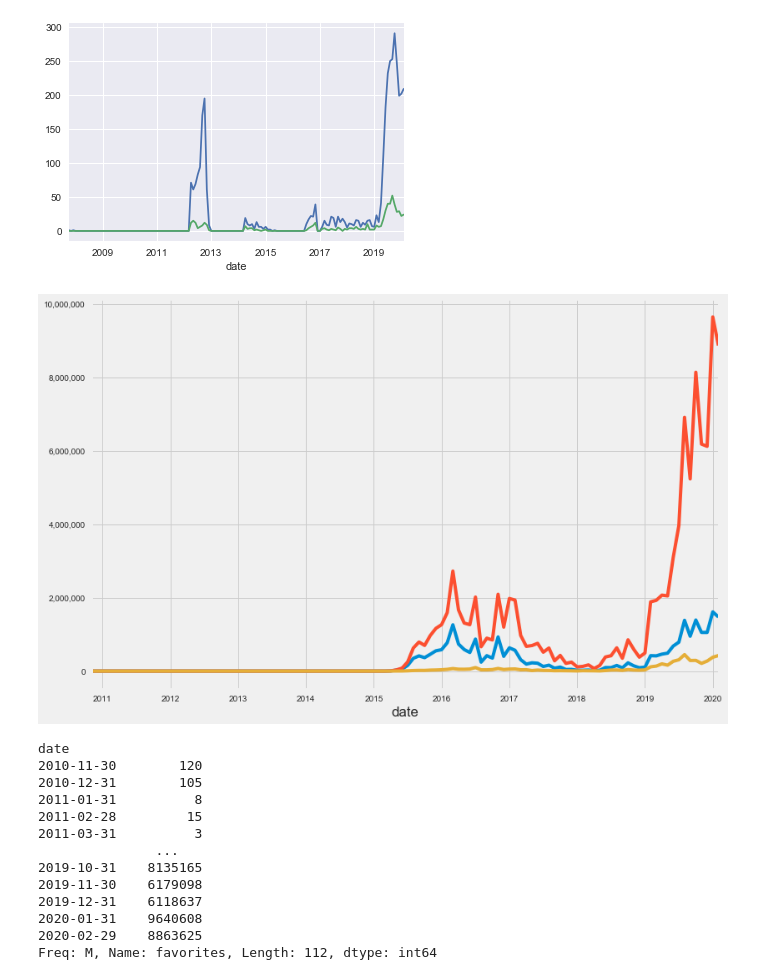
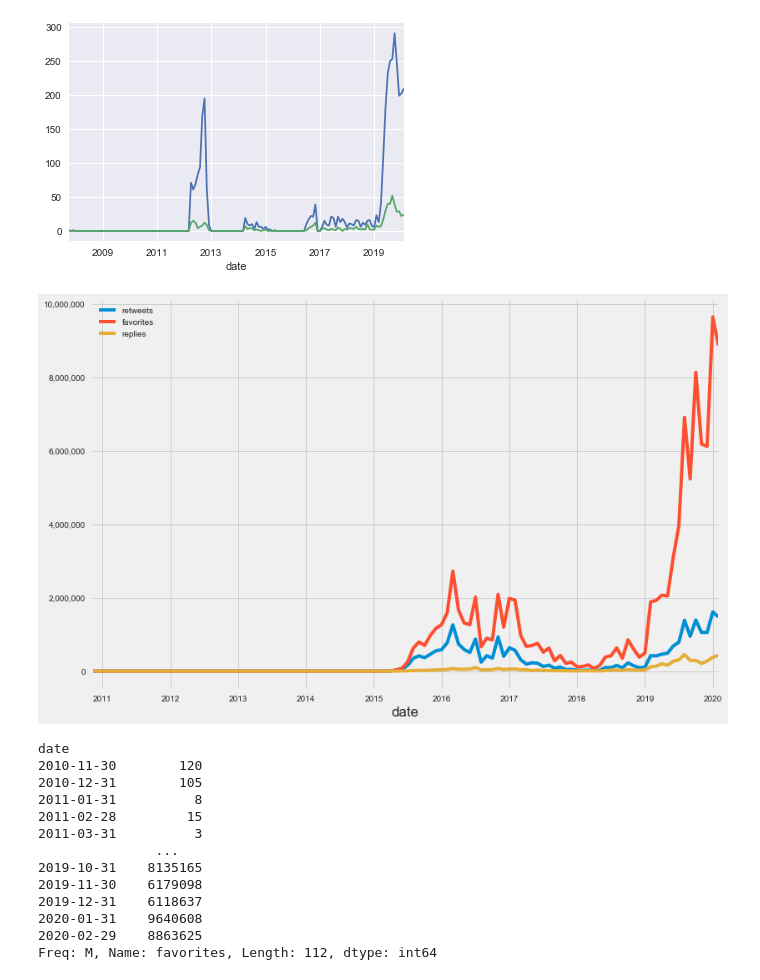
Before and after one commit to nomadtomas/sentweetment_analysizer, a Jupyter notebook: dnc_race.ipynb, the cells around one changed output. Cells and saved outputs as stored; diff of their text form; code cells hidden in the pictures.

```diff
--- a/dnc_race.ipynb
+++ b/dnc_race.ipynb
@@ -261,13 +260,11 @@ polyplot(joe_df)
 # %%
-fig, ax = plt.subplots(figsize=(12,8))
-bern_df.resample('M')['retweets'].sum().plot()
-bern_df.resample('M')['favorites'].sum().plot()
-bern_df.resample('M')['replies'].sum().plot()
-ax.get_yaxis().set_major_formatter(
-    ff(lambda x, p: format(int(x), ',')))
-plt.show()
+def retweet_fav_reply_plot(df, rate='M', figsize=(12,8))
+    fig, ax = plt.subplots(figsize=(12,8))
+    ax = bern_df.resample('M')[['retweets', 'favorites', 'replies']].sum().plot(ax=ax)
+    ax.get_yaxis().set_major_formatter(ff(lambda x, p: format(int(x), ',')))
+    plt.show()
 # %% [output]
-[figure, old version]
+[figure, new version]
 # %%
 bern_df.resample('M')['favorites'].sum()
 # %% [output]
```
Also changed, not shown: parts of 2 cells of this notebook.
